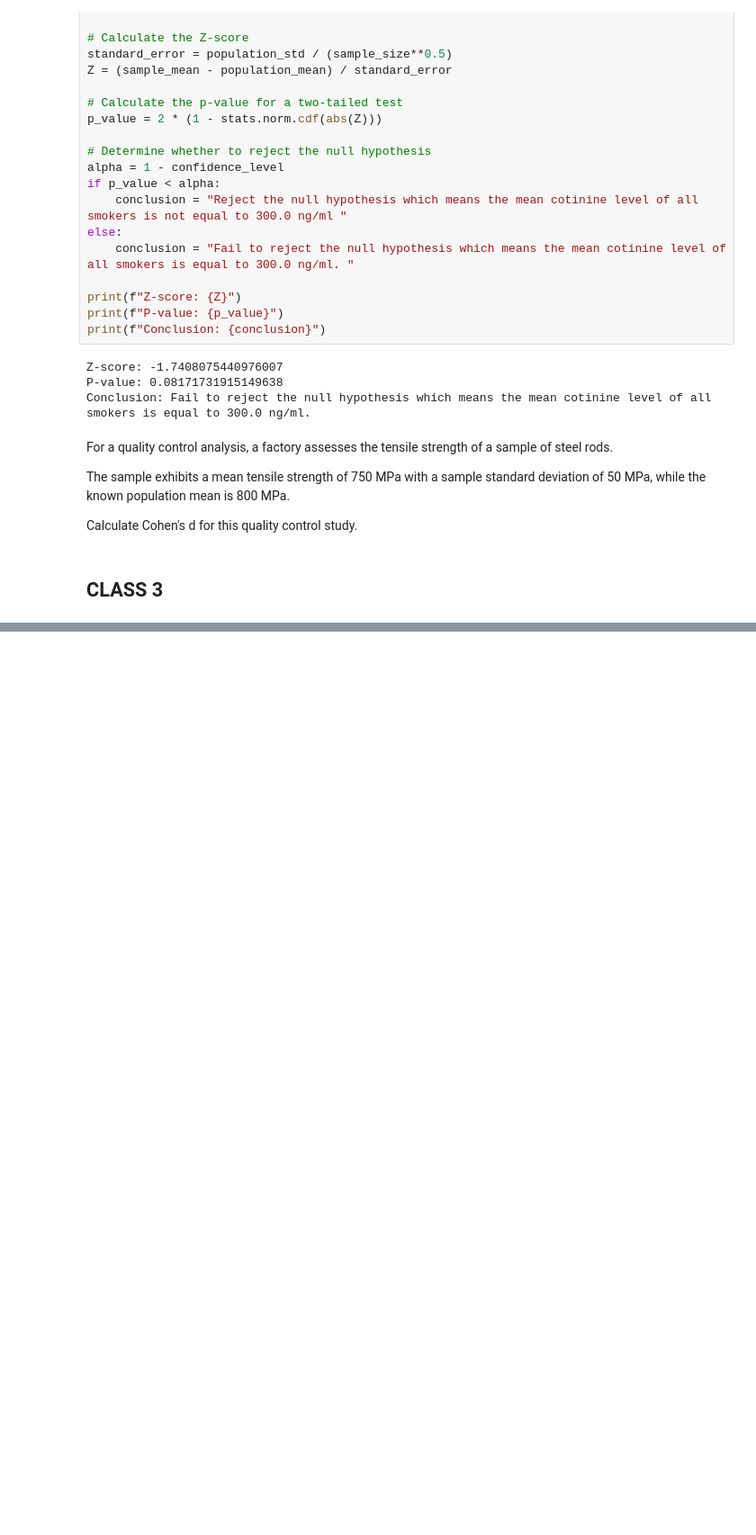
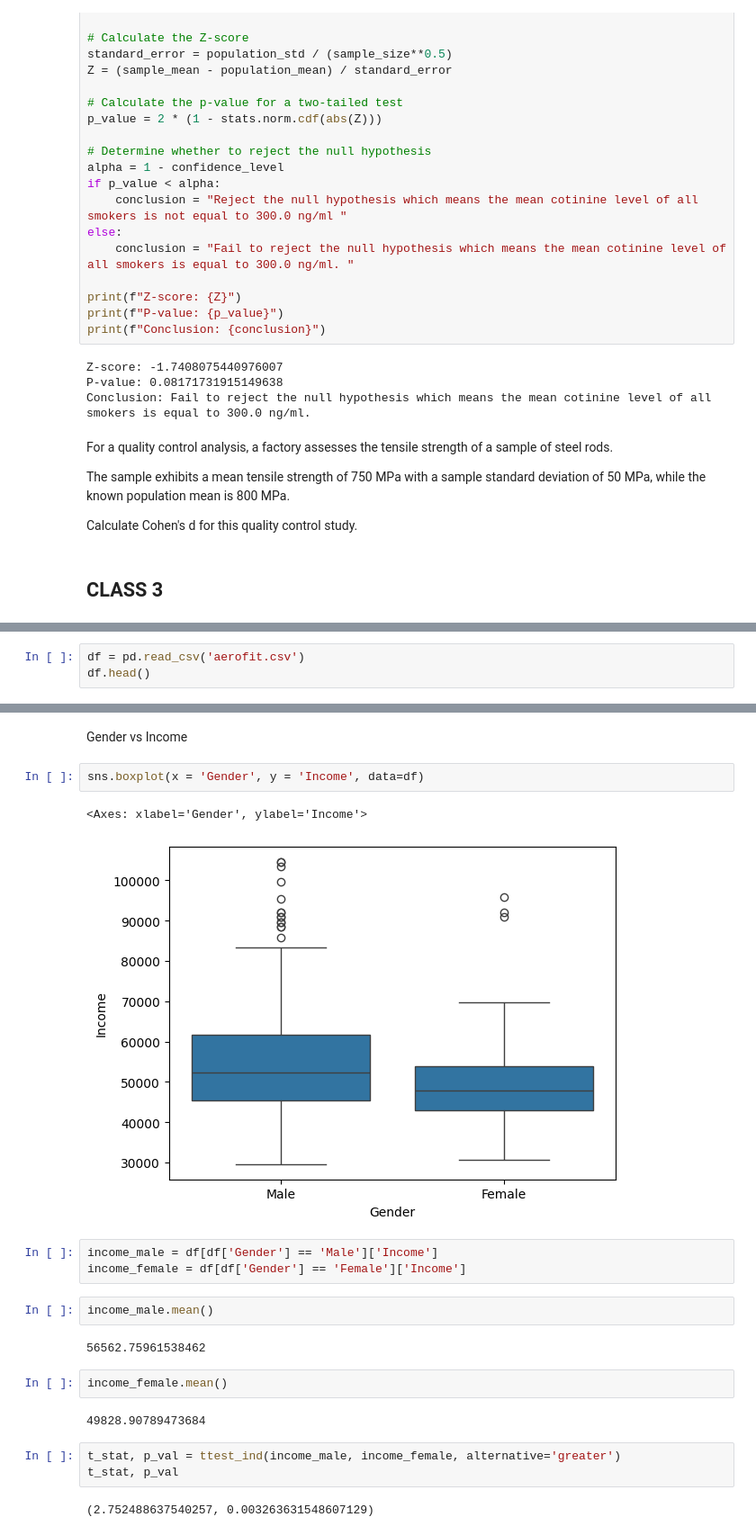
Before and after one commit to anamalamurali/pythonlearning, a Jupyter notebook: DAV-3/Copy_of_DAV3.ipynb, the cells around one changed output, grey strips where cells are left out. Shown: that part at 90% size. Drawn from its saved outputs; the diff is of its cells as text; blank space fills up the shorter version.

```diff
--- a/DAV-3/Copy_of_DAV3.ipynb
+++ b/DAV-3/Copy_of_DAV3.ipynb
@@ -468,0 +1567,3 @@ Calculate Cohen's d for this quality control study.
+# %%
+df = pd.read_csv('aerofit.csv')
+df.head()
@@ -468,0 +1594,23 @@ Calculate Cohen's d for this quality control study.
+# %% [markdown]
+Gender vs Income
+# %%
+sns.boxplot(x = 'Gender', y = 'Income', data=df)
+# %% [output]
+<Axes: xlabel='Gender', ylabel='Income'>
+[figure, added]
+# %%
+income_male = df[df['Gender'] == 'Male']['Income']
+income_female = df[df['Gender'] == 'Female']['Income']
+# %%
+income_male.mean()
+# %% [output]
+56562.75961538462
+# %%
+income_female.mean()
+# %% [output]
+49828.90789473684
+# %%
+t_stat, p_val = ttest_ind(income_male, income_female, alternative='greater')
+t_stat, p_val
+# %% [output]
+(2.752488637540257, 0.003263631548607129)
```
Also changed, not shown: parts of 199 cells of this notebook.
